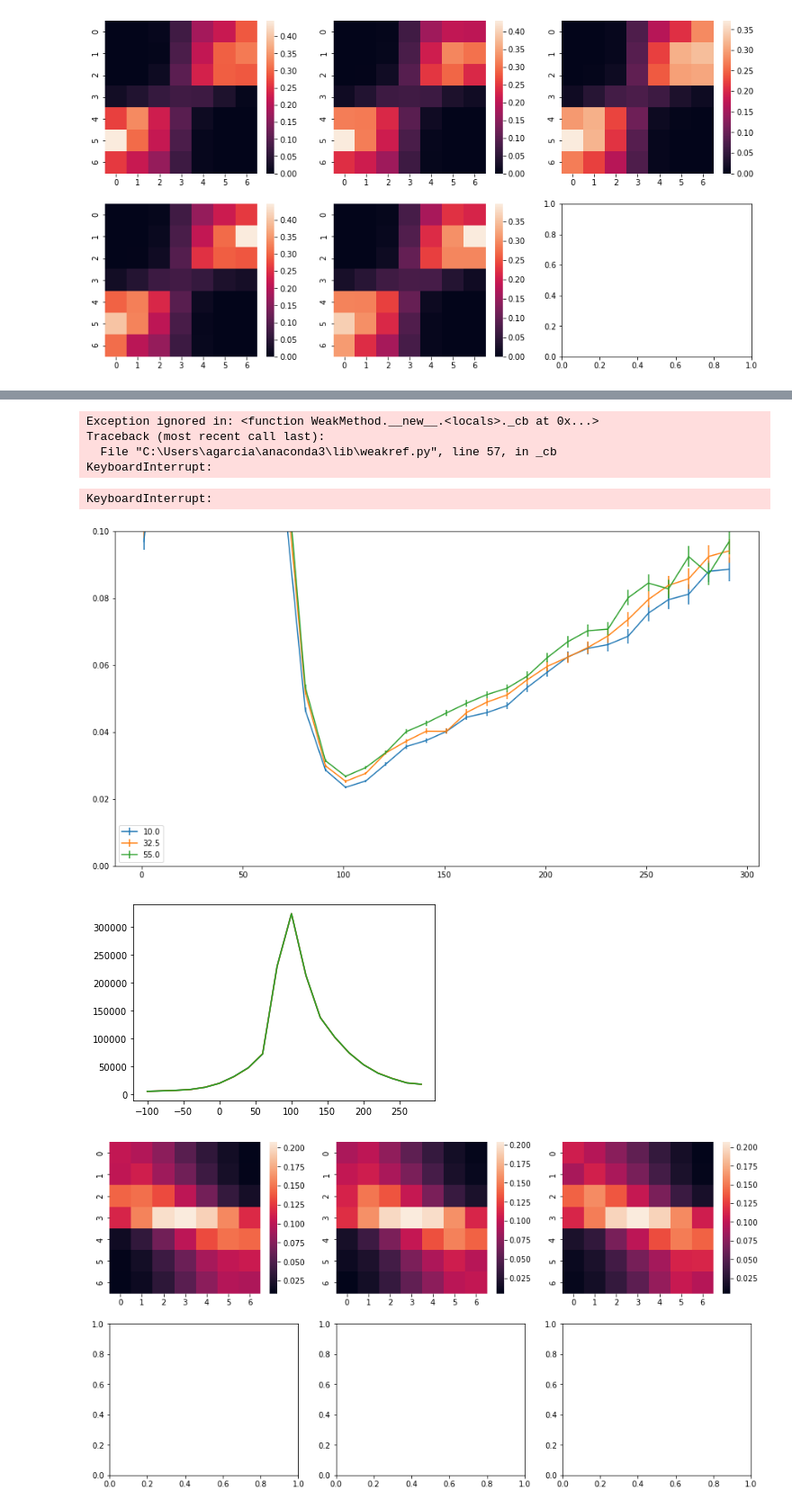
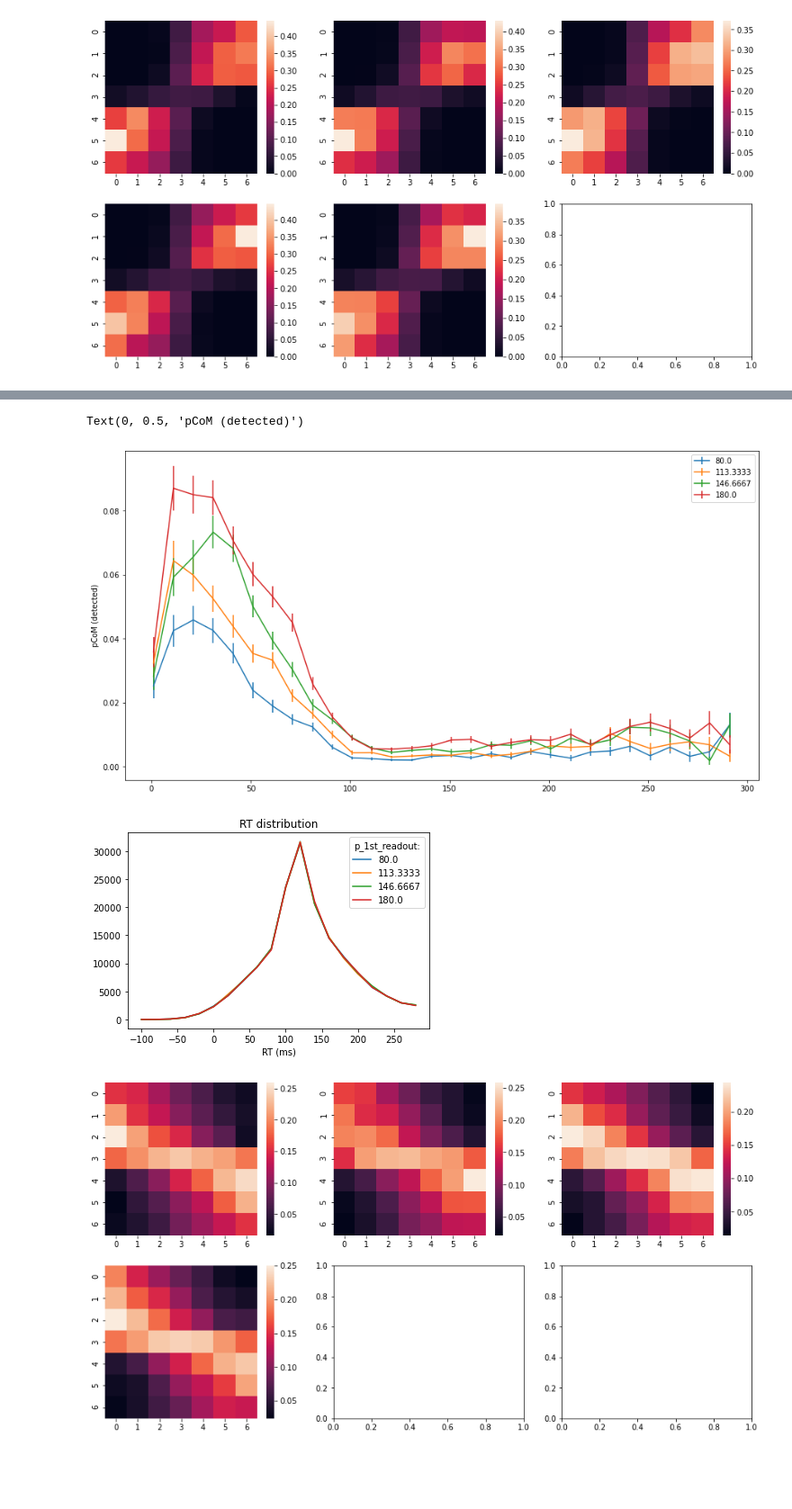
Before and after one commit to PastorJordi/custom_utils, a Jupyter notebook: notebooks/Parameter_analysis.ipynb, the cells around one changed output, grey strips where cells are left out. Shown at 90% size. Cells and saved outputs as stored; diff of their text form; code cells hidden in the pictures; blank space fills up the shorter version.

```diff
--- a/notebooks/Parameter_analysis.ipynb
+++ b/notebooks/Parameter_analysis.ipynb
@@ -19,21 +19,21 @@ from utilsJ.Models import extended_ddm_v2 as exddmv2
 # SV_FOLDER = 'C:/Users/Alexandre/Desktop/CRM/Alex/paper'  # Alex
 # SV_FOLDER = '/home/jordi/DATA/Documents/changes_of_mind/'  # Jordi
 # DATA_FOLDER = '/home/molano/ChangesOfMind/data/'  # Manuel
-SV_FOLDER = 'C:/Users/agarcia/Desktop/CRM/Alex/paper/'  # Alex CRM
+SV_FOLDER = 'C:/Users/Alexandre/Desktop/CRM/Alex/paper/'  # Alex CRM
 # DATA_FOLDER = 'C:/Users/Alexandre/Desktop/CRM/Alex/paper/data/'  # Alex
 # DATA_FOLDER = '/home/jordi/DATA/Documents/changes_of_mind/data_clean/'  # Jordi
-DATA_FOLDER = 'C:/Users/agarcia/Desktop/CRM/Alex/paper/data/'  # Alex CRM
+DATA_FOLDER = 'C:/Users/Alexandre/Desktop/CRM/Alex/paper/data/'  # Alex CRM
 BINS = np.linspace(0, 300, 31)
 data_augment_factor = 10
 # %%
-files = glob.glob(DATA_FOLDER+'/sample_*')
+files = glob.glob(DATA_FOLDER+'SampleLE43'+'/sample_*')
 data = np.load(files[np.random.choice(a=len(files))])
 stim = data['stim']
 zt = data['zt']
 coh = data['coh']
 com = data['com']
 gt = data['gt']
-stim = exddm.data_augmentation(stim=stim, daf=data_augment_factor)
+stim = exddmv2.data_augmentation(stim=stim, daf=data_augment_factor)
 stim_res = 50/data_augment_factor
 # %%
 num_tr = int(5e4)
@@ -46,8 +46,8 @@ existing_data = None
 compute_trajectories = True
 plot = True
 num_tr = stim.shape[1]
-MT_slope = 0.15
-MT_intercep = 110
+MT_slope = 0.123
+MT_intercep = 254
 detect_CoMs_th = 5
 stim = stim[:, :int(num_tr)]
 zt = zt[:int(num_tr)]
@@ -646,19 +648,20 @@ Text(0, 0.5, 'pCoM (detected)')
 # %%
-p_t_aff = 7
+all_trajs = True
+p_t_aff = 8
 p_t_eff = 8
-p_t_a = 15
-p_w_zt = 0.2
-p_w_stim = 0.15
-p_e_noise = 0.05
+p_t_a = 14
+p_w_zt = 0.1
+p_w_stim = 0.1
+p_e_noise = 0.03
 p_com_th = 0.
-p_w_a = 0.028
+p_w_a = 0.03
 p_a_noise = np.sqrt(5e-3)
-p_1st_readout = 60
-p_2nd_readout = 5
-p_1st_readout_list = np.linspace(10, 100, num=5)
+p_1st_readout = 160
+p_2nd_readout = 100
+p_1st_readout_list = np.linspace(80, 180, num=4)
 stim_temp = np.concatenate((stim, np.zeros((p_t_aff+p_t_eff, stim.shape[1]))))
 fig, ax = plt.subplots(1, figsize=(15,8))
-ax.set_ylim(0, 0.1)
+# ax.set_ylim(0, 0.1)
 fig1, ax1 = plt.subplots(1)
 fig_mat, ax_mat = plt.subplots(nrows=2, ncols=3, figsize=(15,8))
 ax_mat = ax_mat.flatten()
@@ -666,39 +669,35 @@ for i_ax, p_1st_readout in enumerate(p_1st_readout_list):
     E, A, com_model, first_ind, second_ind, resp_first, resp_fin,\
     pro_vs_re, matrix, total_traj, init_trajs, final_trajs,\
     frst_traj_motor_time, x_val_at_updt, xpos_plot, median_pcom,\
     rt_vals, rt_bins, tr_index  =\
         exddmv2.trial_ev_vectorized(zt=zt, stim=stim_temp, coh=coh,
                                 MT_slope=MT_slope, MT_intercep=MT_intercep,
                                 p_w_zt=p_w_zt, p_w_stim=p_w_stim,
                                 p_e_noise=p_e_noise, p_com_th=p_com_th,
                                 p_t_aff=p_t_aff, p_t_eff=p_t_eff, p_t_a=p_t_a,
                                 num_tr=num_tr, p_w_a=p_w_a, p_1st_readout=p_1st_readout,
                                 p_2nd_readout=p_2nd_readout,
                                 p_a_noise=p_a_noise,
                                 compute_trajectories=compute_trajectories,
-                                stim_res=stim_res)
+                                stim_res=stim_res, all_trajs=all_trajs)
     hits = resp_fin == gt
     detected_com = np.abs(x_val_at_updt) > detect_CoMs_th
     data_to_plot = {'sound_len': (first_ind-fixation+p_t_eff)*stim_res, 'CoM': com,
                     'first_resp': resp_first, 'final_resp': resp_fin,
                     'avtrapz': coh,
                     'pro_vs_re': pro_vs_re,
                     'detected_com': detected_com}
     df_plot = pd.DataFrame(data_to_plot)
     binned_curve(df_plot, 'detected_com', 'sound_len', bins=BINS, ax=ax,
                  xpos=10, errorbar_kw={'label': f'{round(p_1st_readout, 4)}'})
     ax1.plot(rt_bins[:-1], rt_vals, label=f'{round(p_1st_readout, 4)}')
     sns.heatmap(matrix, ax=ax_mat[i_ax])
 ax1.set_title('RT distribution')
 ax1.legend(title='p_1st_readout:')
 ax1.set_xlabel('RT (ms)')
 ax.set_ylabel('pCoM (detected)')
 # %% [output]
-Exception ignored in: <function WeakMethod.__new__.<locals>._cb at 0x...>
-Traceback (most recent call last):
-  File "C:\Users\agarcia\anaconda3\lib\weakref.py", line 57, in _cb
-KeyboardInterrupt:
+Text(0, 0.5, 'pCoM (detected)')
-KeyboardInterrupt:
-[figure, old version]
+[figure, new version]
-[figure, old version]
+[figure, new version]
-[figure, old version]
+[figure, new version]
```
Also changed, not shown: parts of 11 cells of this notebook, 1 other file.
